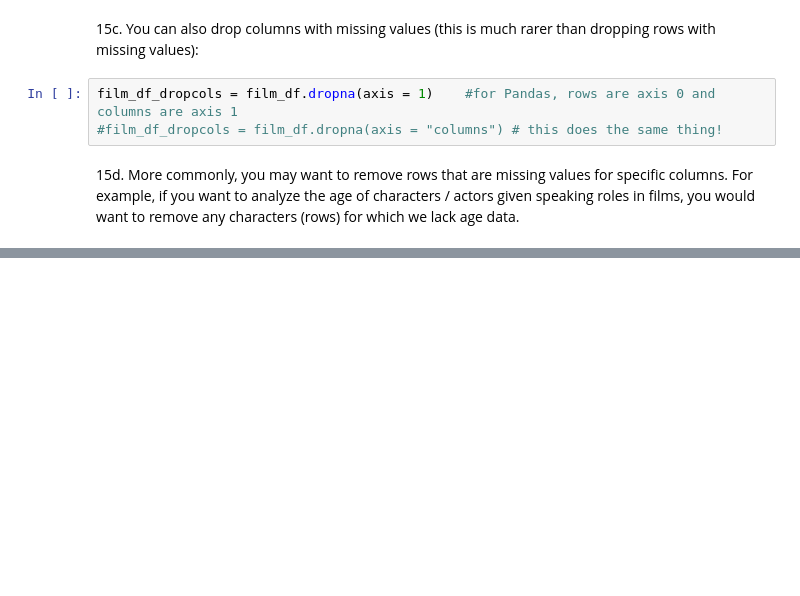
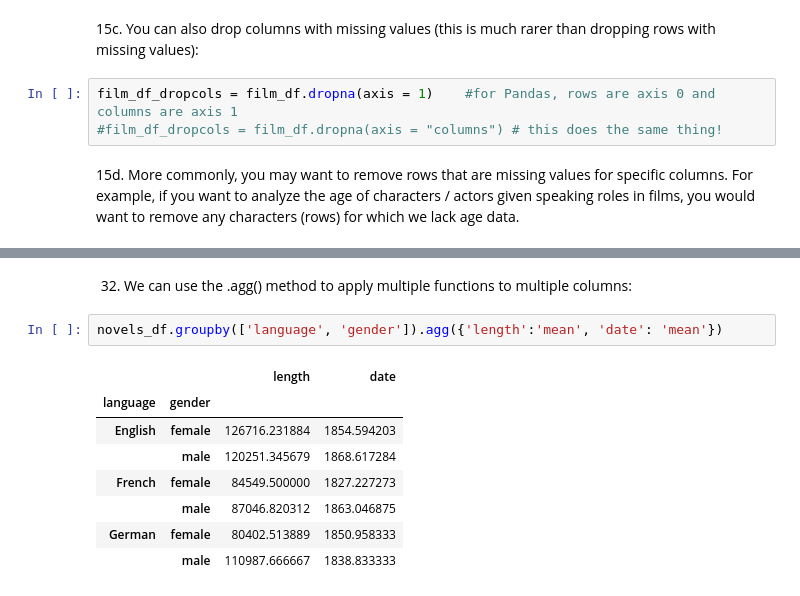
Before and after one commit to Dartmouth-Libraries/computational-text-analysis-week, a Jupyter notebook: 01-intro-to-python-for-text-analysis/1c_short_completed_Dataframes_standalone.ipynb, the cells around one changed output, grey strips where cells are left out. Drawn from its saved outputs; the diff is of its cells as text; blank space fills up the shorter version.

```diff
--- a/01-intro-to-python-for-text-analysis/1c_short_completed_Dataframes_standalone.ipynb
+++ b/01-intro-to-python-for-text-analysis/1c_short_completed_Dataframes_standalone.ipynb
@@ -1167,0 +1089,13 @@ film_df_age
+# %% [markdown]
+32. We can use the .agg() method to apply multiple functions to multiple columns:
+# %%
+novels_df.groupby(['language', 'gender']).agg({'length':'mean', 'date': 'mean'})
+# %% [output]
+|  |  | length | date |
+| language | gender |  |  |
+| English | female | 126716.231884 | 1854.594203 |
+|  | male | 120251.345679 | 1868.617284 |
+| French | female | 84549.500000 | 1827.227273 |
+|  | male | 87046.820312 | 1863.046875 |
+| German | female | 80402.513889 | 1850.958333 |
+|  | male | 110987.666667 | 1838.833333 |
```
Also changed, not shown: parts of 53 cells of this notebook, 2 other files.
